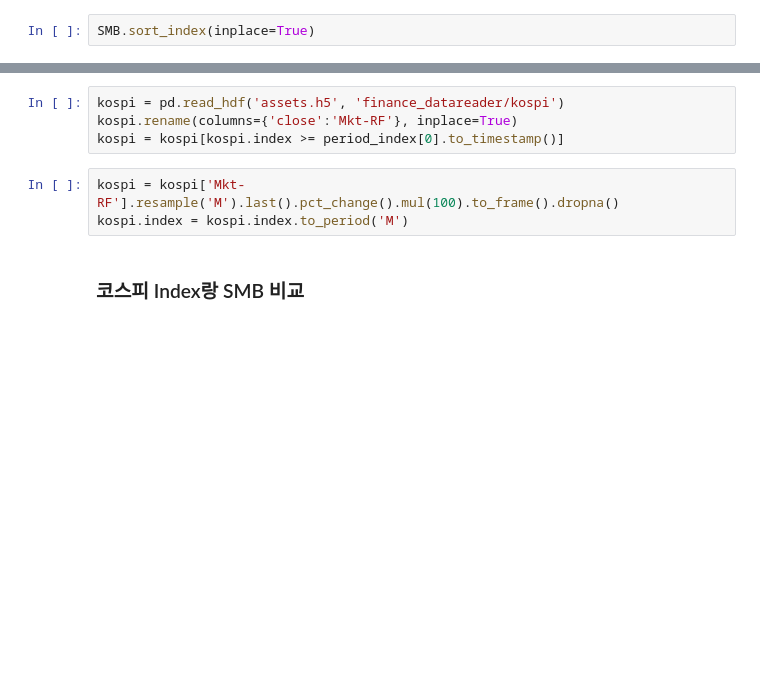
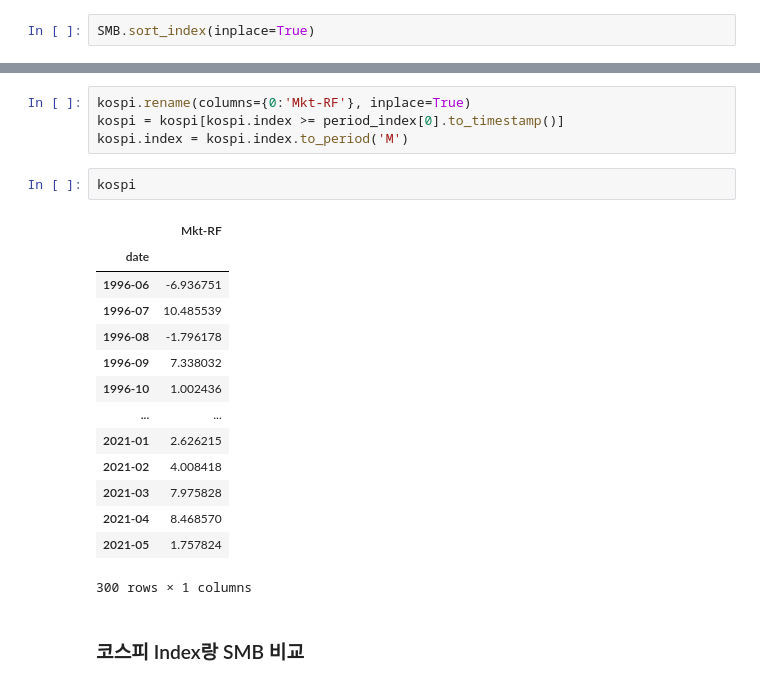
Before and after one commit to Hertz-and-Alpha/machine-learning-for-trading-korea-stock, a Jupyter notebook: data/create_fama_french_kospi.ipynb, the cells around one changed output, grey strips where cells are left out. Drawn from its saved outputs; the diff is of its cells as text; blank space fills up the shorter version.

```diff
--- a/data/create_fama_french_kospi.ipynb
+++ b/data/create_fama_french_kospi.ipynb
@@ -396,10 +687,24 @@ SMB.sort_index(inplace=True)
 # %%
-kospi = pd.read_hdf('assets.h5', 'finance_datareader/kospi')
-kospi.rename(columns={'close':'Mkt-RF'}, inplace=True)
+kospi.rename(columns={0:'Mkt-RF'}, inplace=True)
 kospi = kospi[kospi.index >= period_index[0].to_timestamp()]
+kospi.index = kospi.index.to_period('M')
-# %%
-kospi = kospi['Mkt-RF'].resample('M').last().pct_change().mul(100).to_frame().dropna()
-kospi.index = kospi.index.to_period('M')
+# %%
+kospi
+# %% [output]
+|  | Mkt-RF |
+| date |  |
+| 1996-06 | -6.936751 |
+| 1996-07 | 10.485539 |
+| 1996-08 | -1.796178 |
+| 1996-09 | 7.338032 |
+| 1996-10 | 1.002436 |
+| ... | ... |
+| 2021-01 | 2.626215 |
+| 2021-02 | 4.008418 |
+| 2021-03 | 7.975828 |
+| 2021-04 | 8.468570 |
+| 2021-05 | 1.757824 |
+300 rows × 1 columns
 # %% [markdown]
 ### 코스피 Index랑 SMB 비교
 # %%
```
Also changed, not shown: parts of 60 cells of this notebook.
